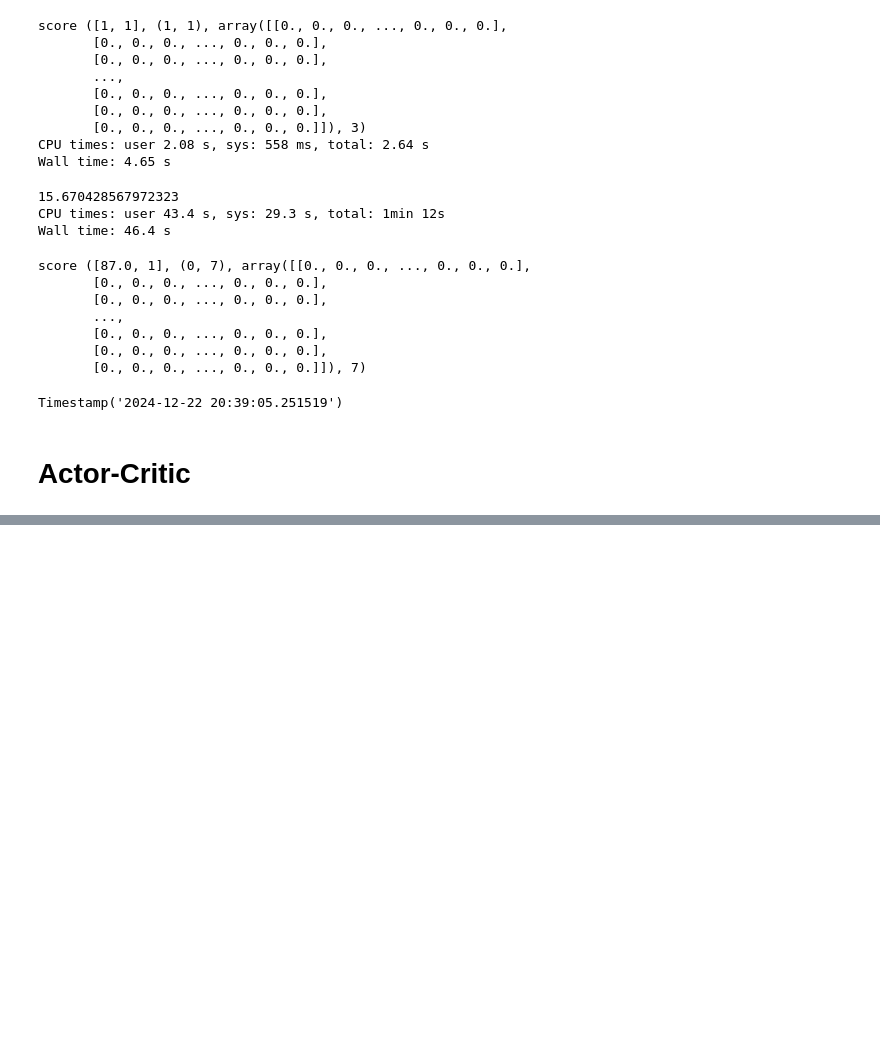
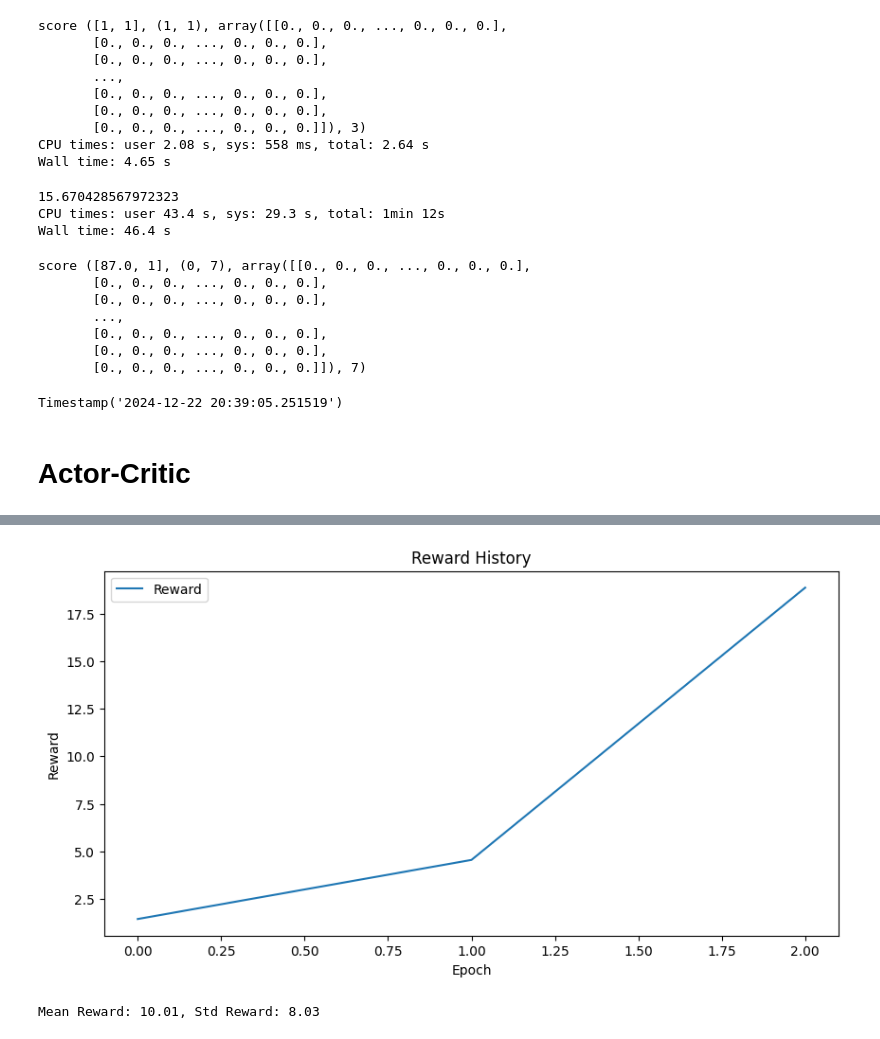
Before and after one commit to yanakhazanova/rl_strat_game, a Jupyter notebook: mini_strat_game.ipynb, the cells around one changed output, grey strips where cells are left out. Cells and saved outputs as stored; diff of their text form; code cells hidden in the pictures; blank space fills up the shorter version.

Commit message:
Explore actor-critic on a few epochs

```diff
--- a/mini_strat_game.ipynb
+++ b/mini_strat_game.ipynb
@@ -829,7 +829,7 @@ def train_actor_critic(epochs, env_dim, genom_dim):
     gamma = 0.99  # Коэффициент дисконтирования
 
     reward_history = []
-    for epoch in tqdm(range(epochs)):
+    for epoch in (range(epochs)):
         state = np.random.rand(env_dim)  # Случайное начальное состояние (зависит от задачи)
         state = torch.tensor(state, dtype=torch.float32).to(device)
 
@@ -868,15 +868,14 @@ def train_actor_critic(epochs, env_dim, genom_dim):
         actor_optimizer.step()
 
         # Логирование
-        if epoch % 10 == 0:
-            print(f"Epoch {epoch}, Reward: {reward.item():.2f}, Actor Loss: {actor_loss.item():.4f}, Critic Loss: {critic_loss.item():.4f}")
+        print(f"Epoch {epoch}, Reward: {reward.item():.2f}, Actor Loss: {actor_loss.item():.4f}, Critic Loss: {critic_loss.item():.4f}")
 
     return actor, critic, reward_history
 
 # Параметры задачи
 env_dim = 488  # Размерность входных данных (например, параметры среды)
 genom_dim = 242550*2  # Размерность генома (действия)
-epochs = 10  # Количество эпох обучения
+epochs = 3  # Количество эпох обучения
 device = torch.device("cuda" if torch.cuda.is_available() else "cpu")
 
 # Обучение
@@ -886,15 +887,28 @@ Epoch 0, Reward: 3.91, Actor Loss: 374.7183, Critic Loss: 15.2473
+# %%
+# Visualization
+plt.figure(figsize=(10, 5))
+plt.plot([reward.cpu().item() for reward in reward_history], label="Reward") # Moved tensors to CPU and extracted values
+plt.xlabel("Epoch")
+plt.ylabel("Reward")
+plt.title("Reward History")
+plt.legend()
+plt.show()
+# %% [output]
+[figure, added]
 # %%
-# Evaluation function
-def evaluate_model(actor, output_size, num_games=10):
-    rewards = []
-    for _ in range(num_games):
-        genom = torch.randn(output_size, device=device, requires_grad=True)
-        with torch.no_grad():
-            genom = actor(genom).cpu().numpy()
-        reward = check_genom(genom)
-        rewards.append(reward)
-    return np.mean(rewards), np.std(rewards)
+# # Evaluation function
+# def evaluate_model(actor, output_size, num_games=10):
+#     rewards = []
+#     for _ in range(num_games):
+#         genom = torch.randn(output_size, device=device, requires_grad=True)
+#         with torch.no_grad():
+#             genom = actor(genom).cpu().numpy()
+#         reward = check_genom(genom)
+#         rewards.append(reward)
+#     return np.mean(rewards), np.std(rewards)
 
-# Evaluate the model
-mean_reward, std_reward = evaluate_model(actor, env_dim)
-print(f"Mean Reward: {mean_reward:.2f}, Std Reward: {std_reward:.2f}")
+# # Evaluate the model
+# mean_reward, std_reward = evaluate_model(actor, env_dim)
+# print(f"Mean Reward: {mean_reward:.2f}, Std Reward: {std_reward:.2f}")
+# %% [output]
+Mean Reward: 10.01, Std Reward: 8.03
```
Also changed, not shown: parts of 2 cells of this notebook.
